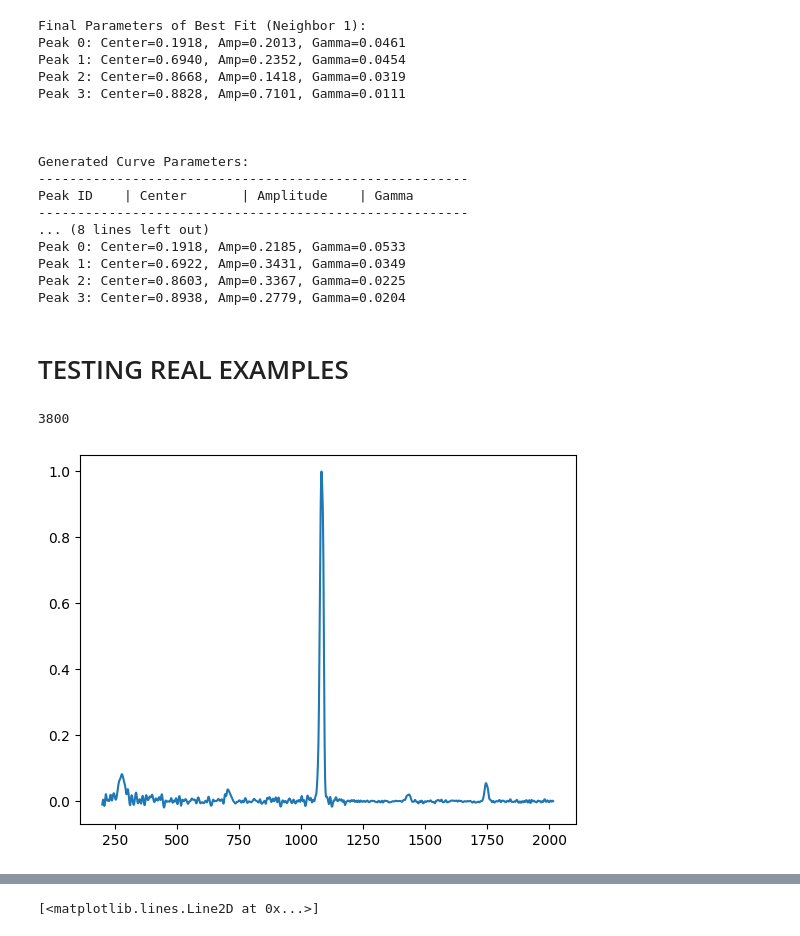
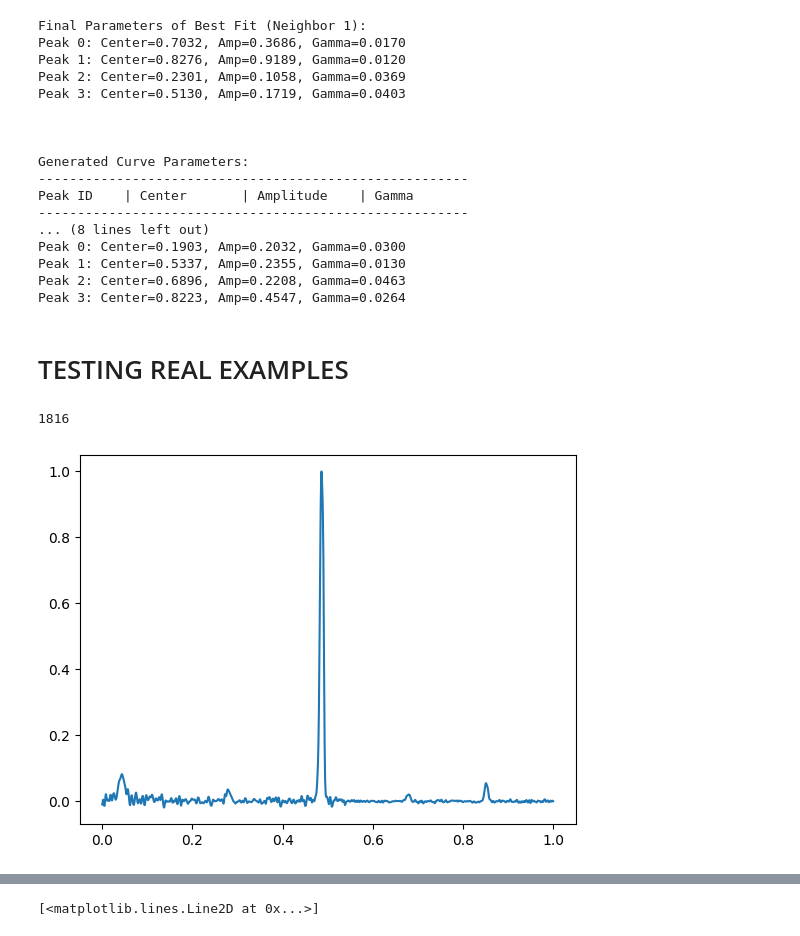
Before and after one commit to SauloSamps/Raman-Fitting-Pipeline, a Jupyter notebook: code/lab-knn.ipynb, the cells around one changed output, grey strips where cells are left out. Drawn from its saved outputs; the diff is of its cells as text; code cells hidden in the pictures.

```diff
--- a/code/lab-knn.ipynb
+++ b/code/lab-knn.ipynb
@@ -235,7 +235,8 @@ target_y = downsample_and_normalize(target_y, resolution=1000)
 # --- 2. Run the KnnFit ---
 # We'll use 500 samples per round, k=10, for 3 rounds.
 best_params, neighbors_params = knnFit_persistent(
-    samples=30000,
+    #samples=30000,
+    samples=5000,
     base_parameters=parameters,
     target_x=target_x,
     target_y=target_y,
@@ -297,10 +292,10 @@ for i in range(num_peaks):
     print(f"Peak {i}: Center={c:.4f}, Amp={a:.4f}, Gamma={g:.4f}")
 # %% [output]
 Final Parameters of Best Fit (Neighbor 1):
-Peak 0: Center=0.1918, Amp=0.2013, Gamma=0.0461
-Peak 1: Center=0.6940, Amp=0.2352, Gamma=0.0454
-Peak 2: Center=0.8668, Amp=0.1418, Gamma=0.0319
-Peak 3: Center=0.8828, Amp=0.7101, Gamma=0.0111
+Peak 0: Center=0.7032, Amp=0.3686, Gamma=0.0170
+Peak 1: Center=0.8276, Amp=0.9189, Gamma=0.0120
+Peak 2: Center=0.2301, Amp=0.1058, Gamma=0.0369
+Peak 3: Center=0.5130, Amp=0.1719, Gamma=0.0403
 
 
 
@@ -309,38 +304,38 @@ Generated Curve Parameters:
 Peak ID    | Center       | Amplitude    | Gamma
 -------------------------------------------------------
 ... (8 lines left out)
-Peak 0: Center=0.1918, Amp=0.2185, Gamma=0.0533
-Peak 1: Center=0.6922, Amp=0.3431, Gamma=0.0349
-Peak 2: Center=0.8603, Amp=0.3367, Gamma=0.0225
-Peak 3: Center=0.8938, Amp=0.2779, Gamma=0.0204
+Peak 0: Center=0.1903, Amp=0.2032, Gamma=0.0300
+Peak 1: Center=0.5337, Amp=0.2355, Gamma=0.0130
+Peak 2: Center=0.6896, Amp=0.2208, Gamma=0.0463
+Peak 3: Center=0.8223, Amp=0.4547, Gamma=0.0264
 # %% [markdown]
 # TESTING REAL EXAMPLES
 # %%
 import csv
 import numpy as np
 import matplotlib.pyplot as plt
 
 data = []
 
 with open('real_examples/CalciumCarbonate-458.csv', mode='r', newline='') as file:
     reader = csv.reader(file)
     for row in reader:
         data.append(row)
 
 #print(data[16:])
 points = data[16:]
 x = np.zeros(len(points))
 y = np.zeros(len(points))
 for i in range(len(points)):
     x[i] += np.float32(points[i][0])
     y[i] += np.float32(points[i][1])
 
 cropped_x = x[:1816]
 target_x = np.linspace(0, 1, len(cropped_x))
 cropped_y = y[:1816]
 
-plt.plot(cropped_x, cropped_y)
-print(len(x))
+plt.plot(target_x, cropped_y)
+print(len(cropped_y))
 # %% [output]
-3800
+1816
-[figure, old version]
+[figure, new version]
```
Also changed, not shown: parts of 11 cells of this notebook, 2 other files.
